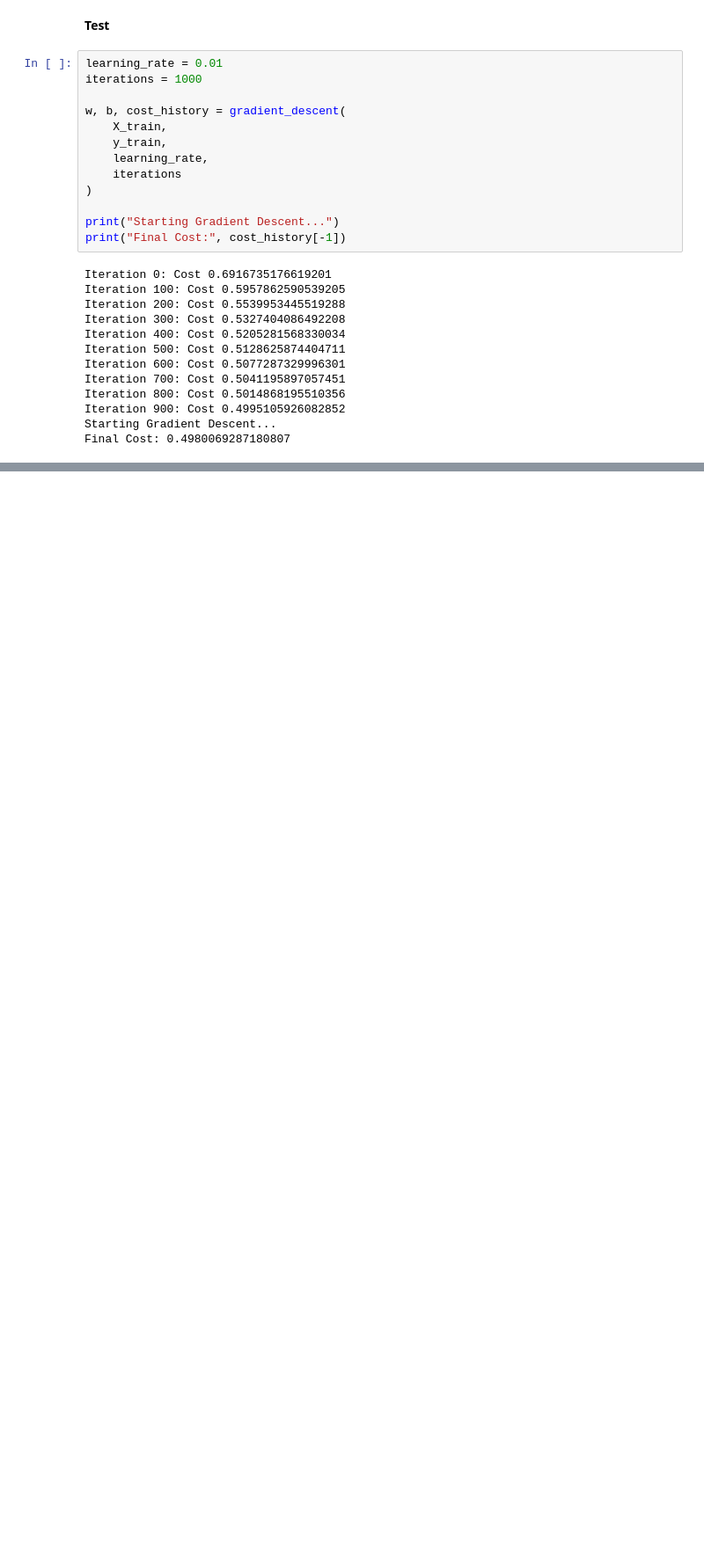
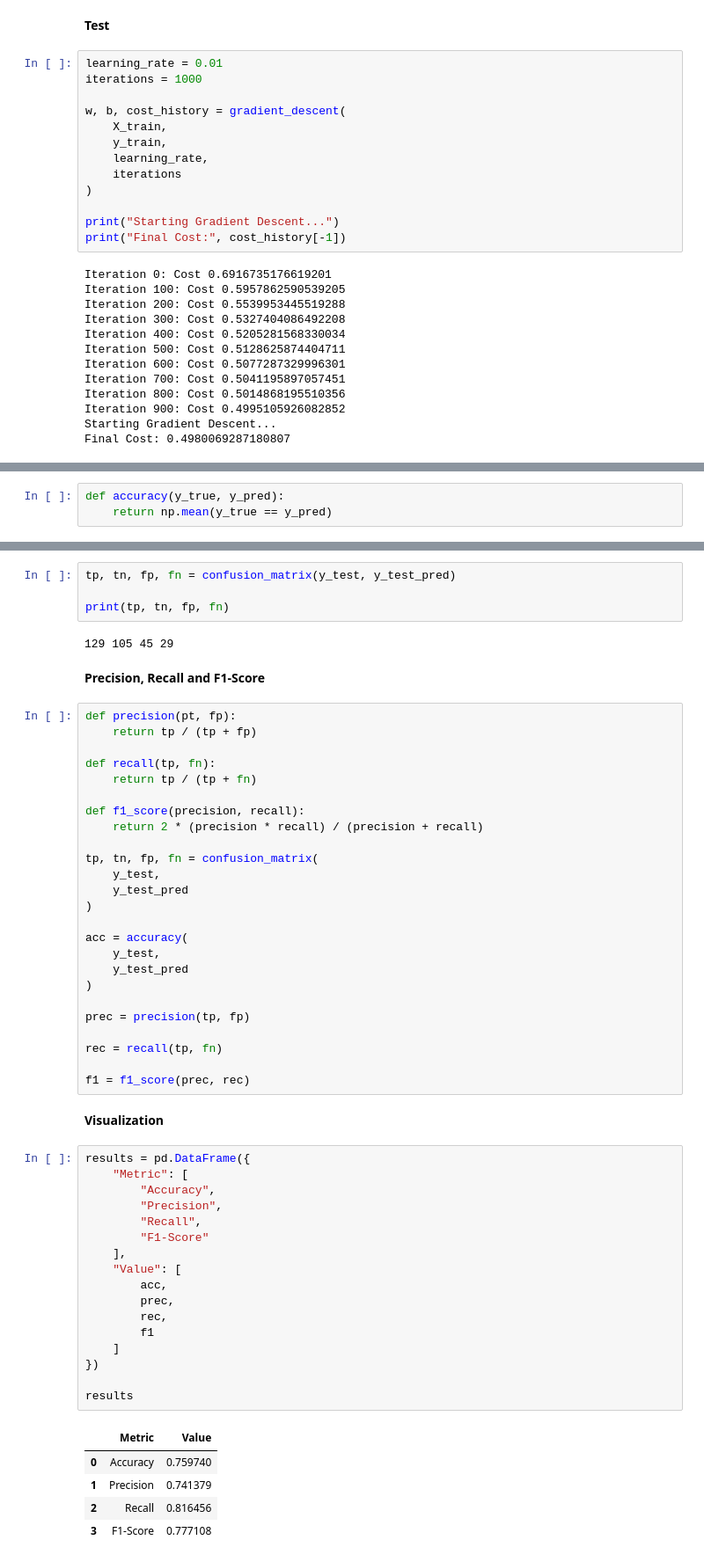
Before and after one commit to NicoToro25/TDSE-Lab1-Heart-Disease-Risk-Prediction, a Jupyter notebook: heart_disease_lr_analysis.ipynb, the cells around one changed output, grey strips where cells are left out. Shown at 88% size. Drawn from its saved outputs; the diff is of its cells as text; blank space fills up the shorter version.

```diff
--- a/heart_disease_lr_analysis.ipynb
+++ b/heart_disease_lr_analysis.ipynb
@@ -589,0 +663,3 @@ Final Cost: 0.4980069287180807
+# %%
+def accuracy(y_true, y_pred):
+    return np.mean(y_true == y_pred)
@@ -590 +680,59 @@ Final Cost: 0.4980069287180807
+# %%
+tp, tn, fp, fn = confusion_matrix(y_test, y_test_pred)
+
+print(tp, tn, fp, fn)
+# %% [output]
+129 105 45 29
+# %% [markdown]
+**Precision, Recall and F1-Score**
+# %%
+def precision(pt, fp):
+    return tp / (tp + fp)
+
+def recall(tp, fn):
+    return tp / (tp + fn)
+
+def f1_score(precision, recall):
+    return 2 * (precision * recall) / (precision + recall)
+
+tp, tn, fp, fn = confusion_matrix(
+    y_test,
+    y_test_pred
+)
+
+acc = accuracy(
+    y_test,
+    y_test_pred
+)
+
+prec = precision(tp, fp)
+
+rec = recall(tp, fn)
+
+f1 = f1_score(prec, rec)
+# %% [markdown]
+**Visualization**
+# %%
+results = pd.DataFrame({
+    "Metric": [
+        "Accuracy",
+        "Precision",
+        "Recall",
+        "F1-Score"
+    ],
+    "Value": [
+        acc,
+        prec,
+        rec,
+        f1
+    ]
+})
+
+results
+# %% [output]
+|  | Metric | Value |
+| 0 | Accuracy | 0.759740 |
+| 1 | Precision | 0.741379 |
+| 2 | Recall | 0.816456 |
+| 3 | F1-Score | 0.777108 |
 # %% [markdown]
```
Also changed, not shown: parts of 18 cells of this notebook.
